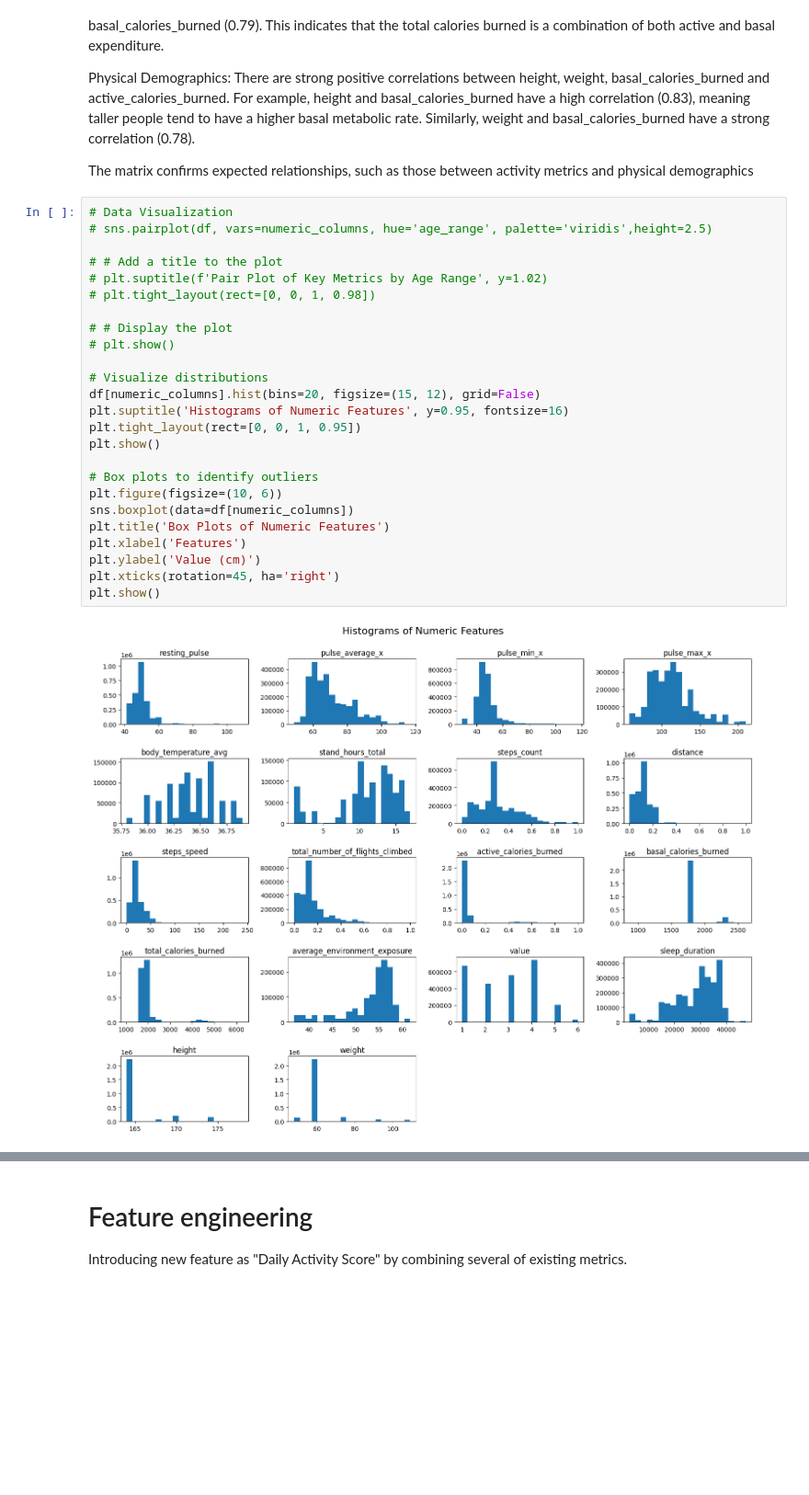
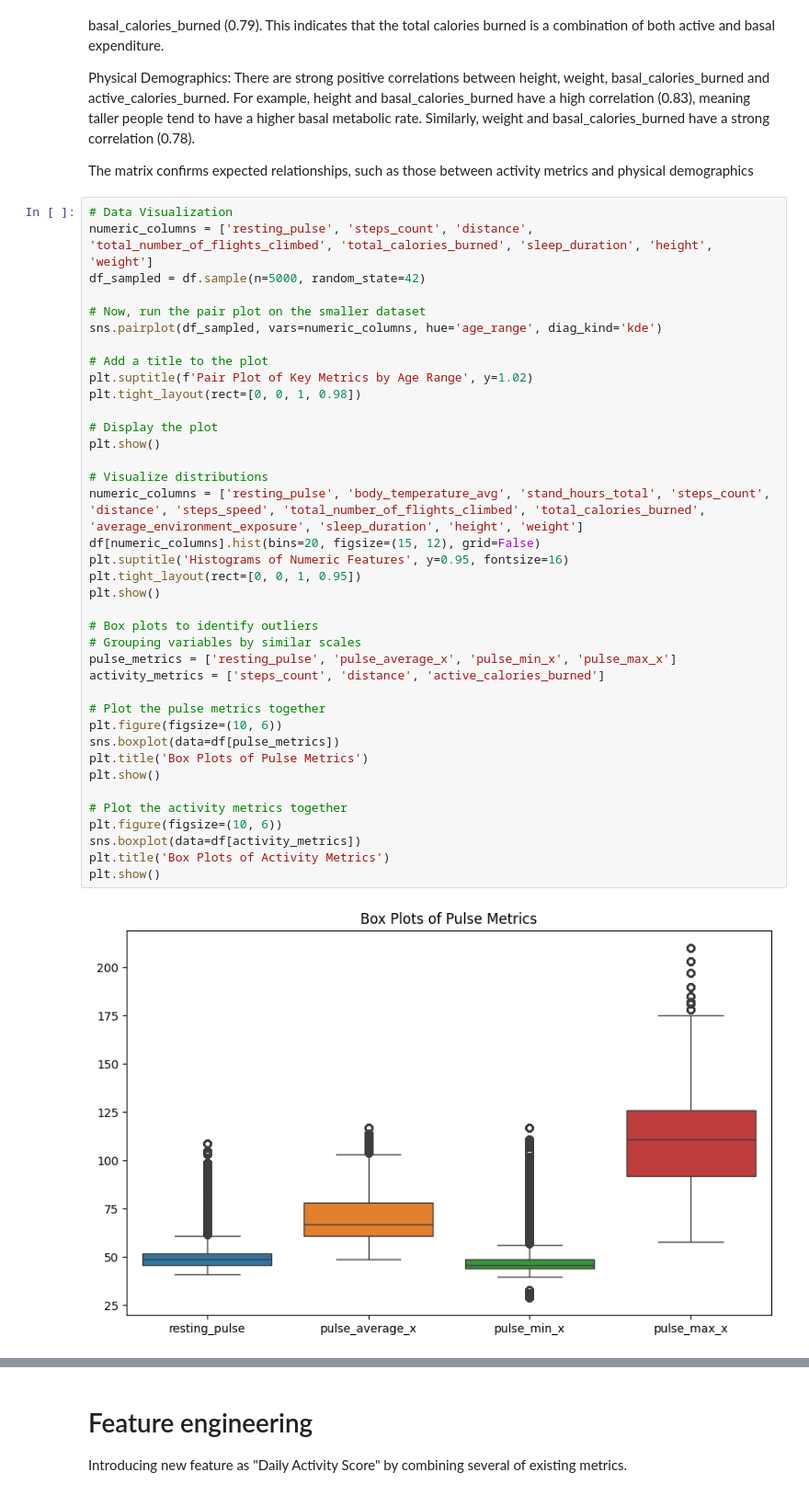
Before and after one commit to AIPI510/aipi510-fall25, a Jupyter notebook: data-exploration/data_explore_shreya.ipynb, the cells around one changed output, grey strips where cells are left out. Shown at 92% size. Drawn from its saved outputs; the diff is of its cells as text; blank space fills up the shorter version.

```diff
--- a/data-exploration/data_explore_shreya.ipynb
+++ b/data-exploration/data_explore_shreya.ipynb
@@ -354,28 +339,41 @@ Physical Demographics: There are strong positive correlations between height, we
 The matrix confirms expected relationships, such as those between activity metrics and physical demographics
 # %%
 # Data Visualization
-# sns.pairplot(df, vars=numeric_columns, hue='age_range', palette='viridis',height=2.5)
+numeric_columns = ['resting_pulse', 'steps_count', 'distance', 'total_number_of_flights_climbed', 'total_calories_burned', 'sleep_duration', 'height', 'weight']
+df_sampled = df.sample(n=5000, random_state=42)
 
-# # Add a title to the plot
-# plt.suptitle(f'Pair Plot of Key Metrics by Age Range', y=1.02)
-# plt.tight_layout(rect=[0, 0, 1, 0.98])
+# Now, run the pair plot on the smaller dataset
+sns.pairplot(df_sampled, vars=numeric_columns, hue='age_range', diag_kind='kde')
 
-# # Display the plot
-# plt.show()
+# Add a title to the plot
+plt.suptitle(f'Pair Plot of Key Metrics by Age Range', y=1.02)
+plt.tight_layout(rect=[0, 0, 1, 0.98])
+
+# Display the plot
+plt.show()
 
 # Visualize distributions
+numeric_columns = ['resting_pulse', 'body_temperature_avg', 'stand_hours_total', 'steps_count', 'distance', 'steps_speed', 'total_number_of_flights_climbed', 'total_calories_burned', 'average_environment_exposure', 'sleep_duration', 'height', 'weight']
 df[numeric_columns].hist(bins=20, figsize=(15, 12), grid=False)
 plt.suptitle('Histograms of Numeric Features', y=0.95, fontsize=16)
 plt.tight_layout(rect=[0, 0, 1, 0.95])
 plt.show()
 
 # Box plots to identify outliers
+# Grouping variables by similar scales
+pulse_metrics = ['resting_pulse', 'pulse_average_x', 'pulse_min_x', 'pulse_max_x']
+activity_metrics = ['steps_count', 'distance', 'active_calories_burned']
+
+# Plot the pulse metrics together
 plt.figure(figsize=(10, 6))
-sns.boxplot(data=df[numeric_columns])
-plt.title('Box Plots of Numeric Features')
-plt.xlabel('Features')
-plt.ylabel('Value (cm)')
-plt.xticks(rotation=45, ha='right')
+sns.boxplot(data=df[pulse_metrics])
+plt.title('Box Plots of Pulse Metrics')
 plt.show()
+
+# Plot the activity metrics together
+plt.figure(figsize=(10, 6))
+sns.boxplot(data=df[activity_metrics])
+plt.title('Box Plots of Activity Metrics')
+plt.show()
 # %% [output]
-[figure, old version]
+[figure, new version]
```
Also changed, not shown: parts of 6 cells of this notebook.
